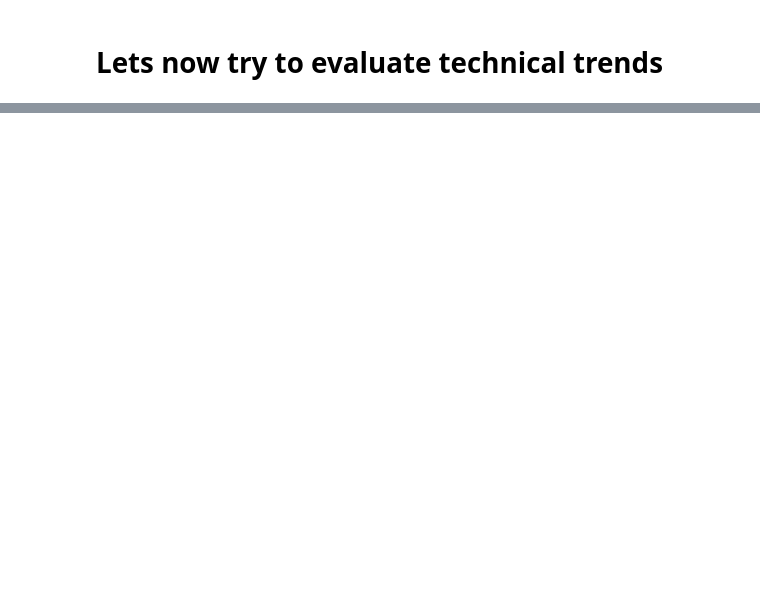
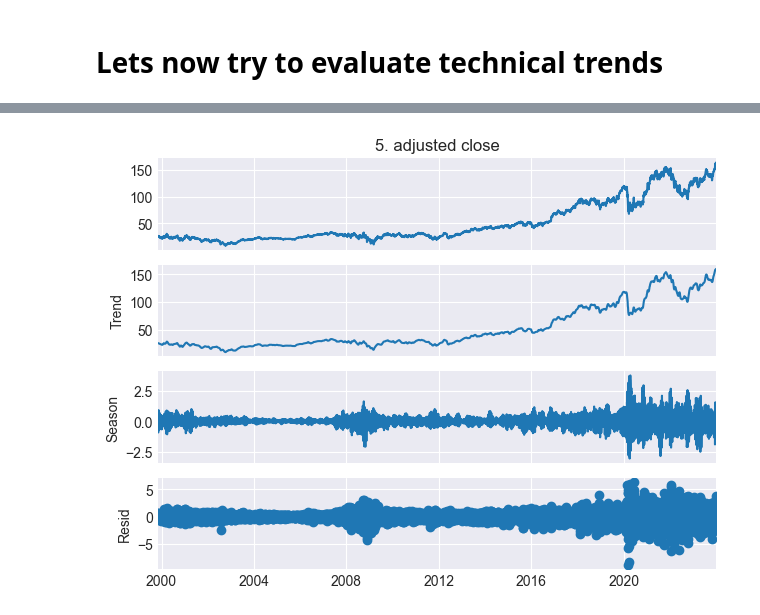
Before and after one commit to gprlearn/ucb_capstone, a Jupyter notebook: 1_main.ipynb, the cells around one changed output, grey strips where cells are left out. Cells and saved outputs as stored; diff of their text form; code cells hidden in the pictures; blank space fills up the shorter version.

```diff
--- a/1_main.ipynb
+++ b/1_main.ipynb
@@ -3439,0 +3311,8 @@ plt.show()
+# %%
+# lets use STL decomposition to analyze the time series data
+stl = STL(train_df['5. adjusted close'], period=period)
+stl_result = stl.fit()
+# Plot the STL decomposition
+fig = stl_result.plot()
+# %% [output]
+[figure, added]
```
Also changed, not shown: parts of 15 cells of this notebook, 3 other files.
